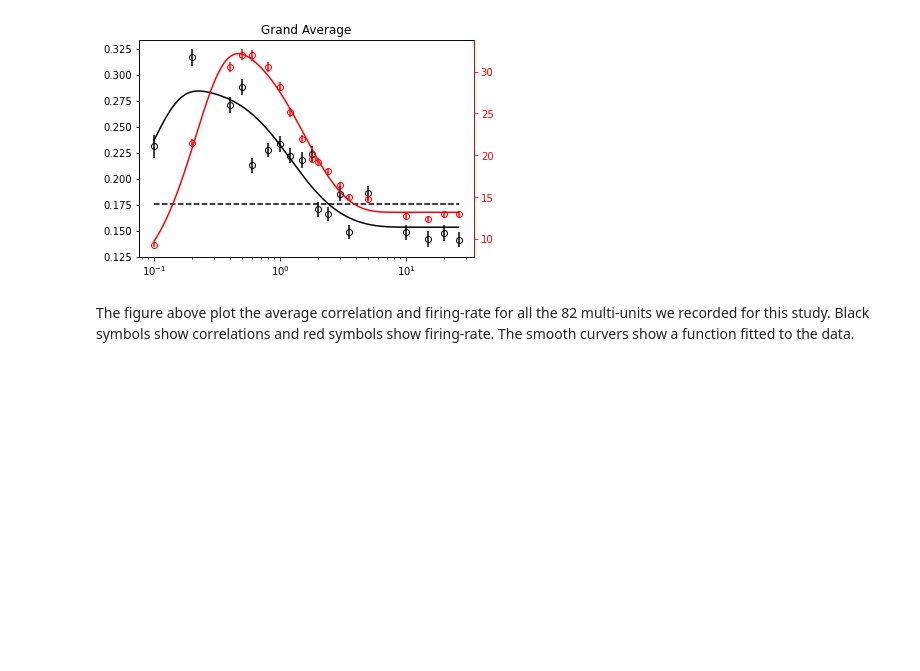
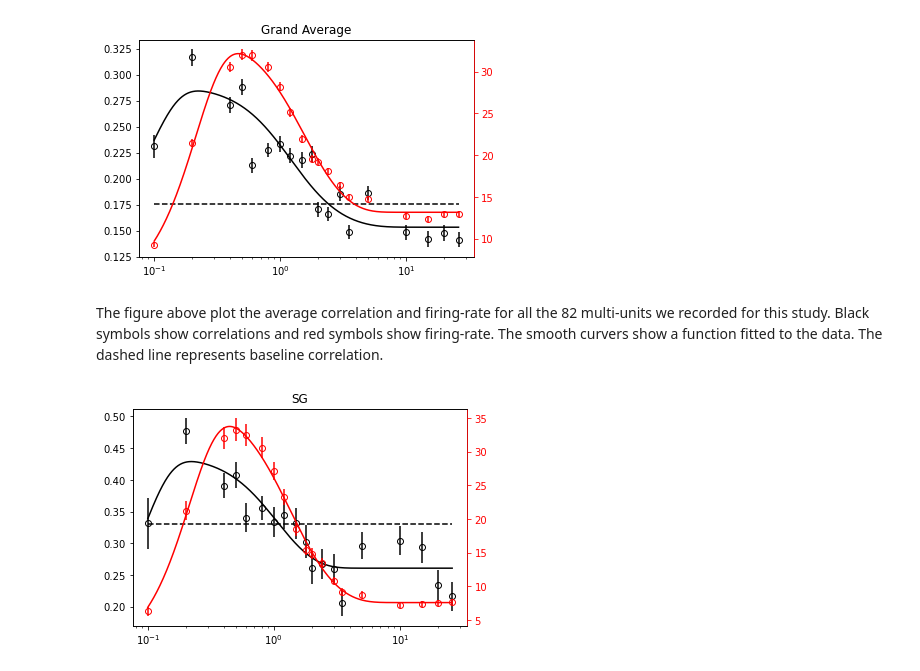
Before and after one commit to nurminenlab/variability-sizetuning-analysis, a Jupyter notebook: correlation-notebook-2022-01-20.ipynb, the cells around one changed output. Drawn from its saved outputs; the diff is of its cells as text; code cells hidden in the pictures; blank space fills up the shorter version.

Commit message:
plotted averaged correlations for all layers

```diff
--- a/correlation-notebook-2022-01-20.ipynb
+++ b/correlation-notebook-2022-01-20.ipynb
@@ -142,4 +142,38 @@ ax2b.yaxis.label.set_color('red')
 # %% [output]
 [figure]
 # %% [markdown]
-The figure above plot the average correlation and firing-rate for all the 82 multi-units we recorded for this study. Black symbols show correlations and red symbols show firing-rate. The smooth curvers show a function fitted to the data.
+The figure above plot the average correlation and firing-rate for all the 82 multi-units we recorded for this study. Black symbols show correlations and red symbols show firing-rate. The smooth curvers show a function fitted to the data. The dashed line represents baseline correlation.
+# %%
+# plot the average correlation and mean firing rate for supragranular units
+plt.figure(num='SG')
+ax2 = plt.subplot(1,1,1)
+ax2.title.set_text('SG')
+args = (diams_SGSG,rSC_mn_SGSG)
+bnds = np.array([[0.0001,0.0001,0,0,0],[30,30,100,100,None]]).T
+res  = basinhopping(cost_response,np.ones(5),minimizer_kwargs={'method': 'L-BFGS-B', 'args':args,'bounds':bnds},seed=1234)
+popt = res.x
+diams_tight = np.logspace(np.log10(diams_SGSG[0]),np.log10(diams_SGSG[-1]),1000)
+Chat = dalib.ROG(diams_tight,*popt)
+
+args = (diams_SGSG,gm_mn_SGSG)
+bnds = np.array([[0.0001,0.0001,0,0,0],[30,30,100,100,None]]).T
+res  = basinhopping(cost_response,np.ones(5),minimizer_kwargs={'method': 'L-BFGS-B', 'args':args,'bounds':bnds},seed=1234)
+popt = res.x
+diams_tight = np.logspace(np.log10(diams_SGSG[0]),np.log10(diams_SGSG[-1]),1000)
+Rhat = dalib.ROG(diams_tight,*popt)
+
+corrBSL_SGSG = params_df.groupby('layer_type')['gm_fit_correlation_BSL'].mean()['SGSG']
+ax2b = ax2.twinx()
+ax2.errorbar(diams_SGSG, rSC_mn_SGSG, yerr=rSC_SE_SGSG, fmt='ko', markerfacecolor='None')
+ax2b.errorbar(diams_SGSG, gm_mn_SGSG, yerr=gm_SE_SGSG, fmt='ro', markerfacecolor='None')
+ax2.plot(diams_tight,Chat, 'k-')
+ax2b.plot(diams_tight,Rhat, 'r-')
+ax2.plot([diams_SGSG[0], diams_SGSG[-1]], [corrBSL_SGSG, corrBSL_SGSG], 'k--')
+ax2.set_xscale('log')
+#ax2.set_yticks([0, 0.15, 0.3, 0.45])
+ax2.set_xticks([0.1, 1, 10])
+ax2b.spines['right'].set_color('red')
+ax2b.tick_params(axis='y',colors='red')
+ax2b.yaxis.label.set_color('red')
+# %% [output]
+[figure, added]
```
Also changed, not shown: parts of 3 cells of this notebook.
